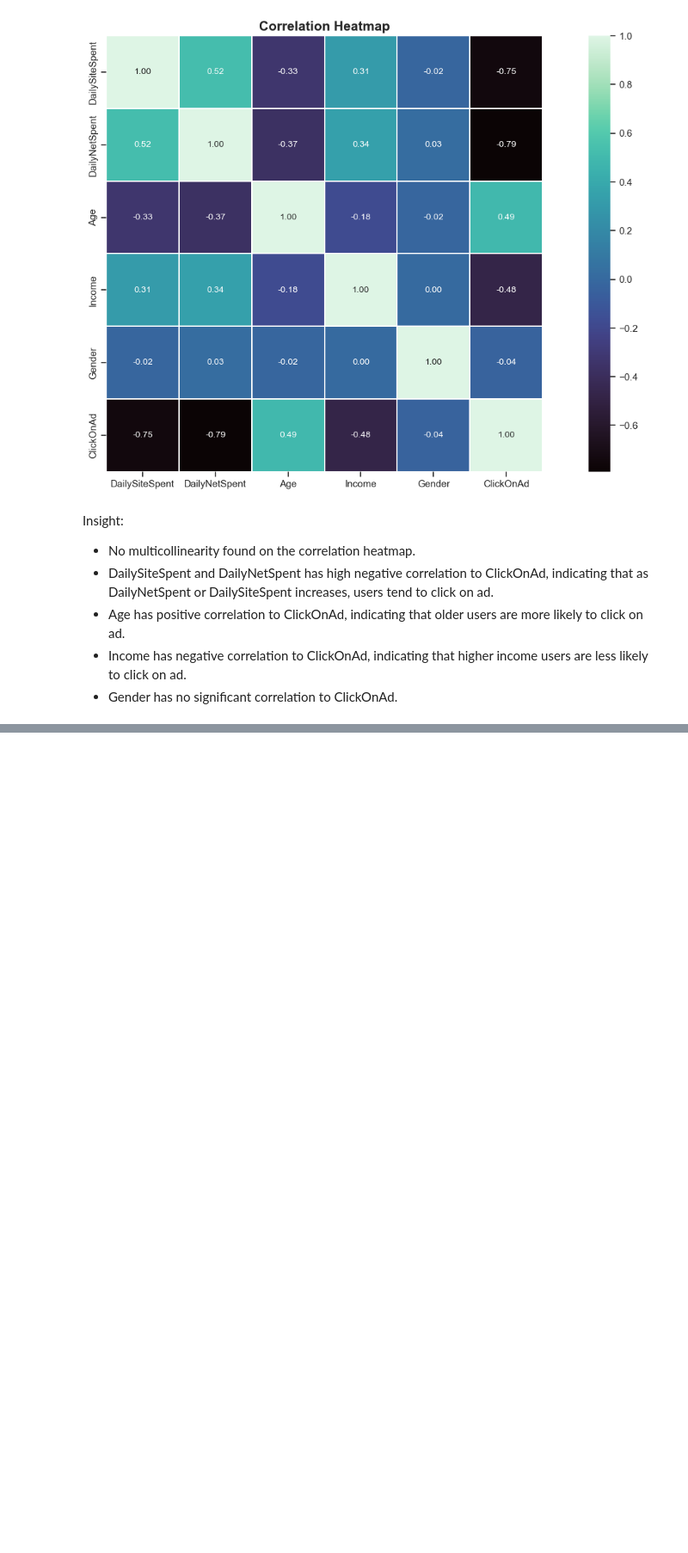
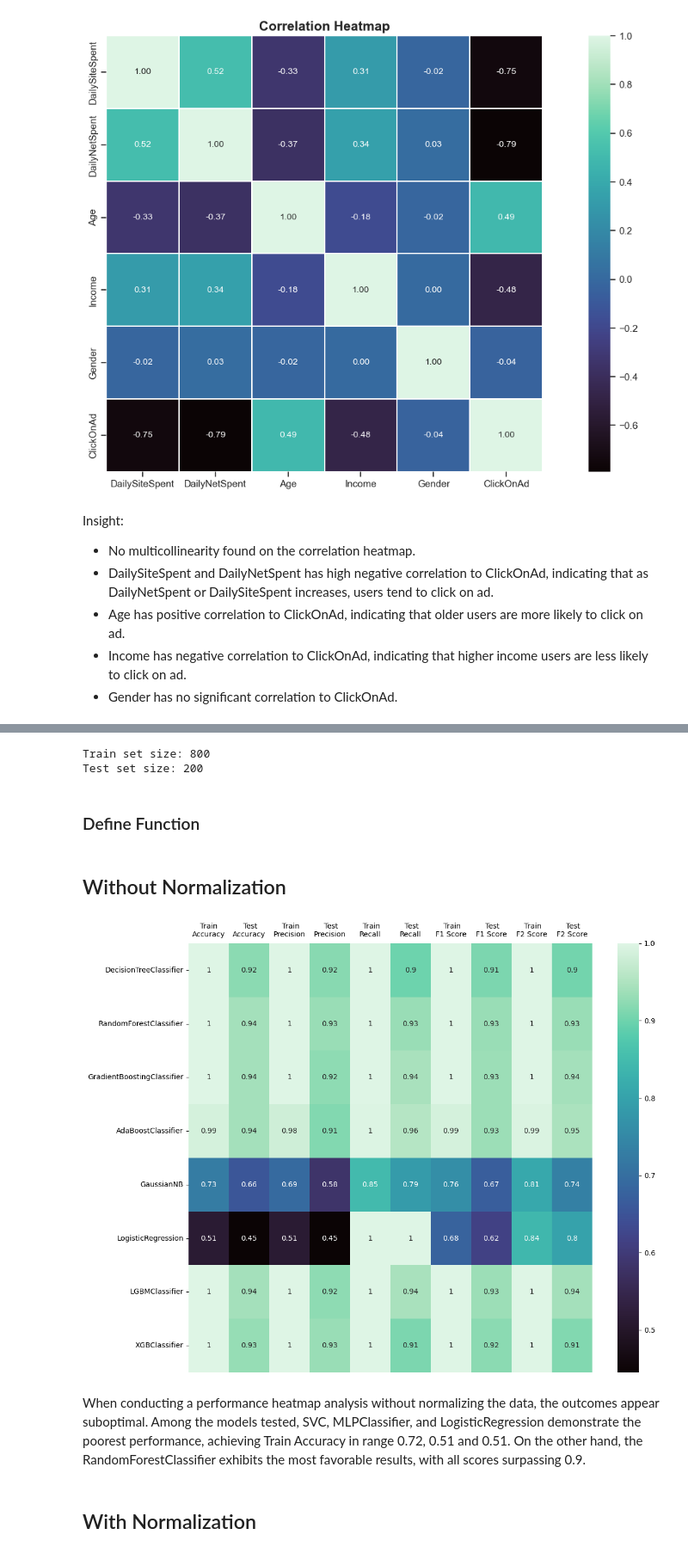
Before and after one commit to lanafuadi/predicting_customer_click_on_ads, a Jupyter notebook: code/code.ipynb, the cells around one changed output, grey strips where cells are left out. Shown at 86% size. Saved outputs shown, nothing was run; the diff lists cells and outputs as text; code cells hidden in the pictures; blank space fills up the shorter version.

```diff
--- a/code/code.ipynb
+++ b/code/code.ipynb
@@ -387,0 +505,7 @@ Insight:
+# %%
+data['Year']  = data['Datetime'].dt.year
+data['Month'] = data['Datetime'].dt.month
+data['Week']  = data['Datetime'].dt.isocalendar().week.astype(int)
+data['Day']   = data['Datetime'].dt.day
+data['Hour']  = data['Datetime'].dt.hour
+data          = data.drop('Datetime', axis=1)
@@ -387,0 +523,4 @@ Insight:
+# %%
+datac = data.copy()
+# %%
+data = datac.copy()
@@ -387,0 +529,13 @@ Insight:
+# %%
+from sklearn.model_selection import train_test_split
+
+X        = data.drop('ClickOnAd', axis=1)
+y        = data['ClickOnAd']
+X_train, X_test, y_train, y_test = train_test_split(X, y, test_size=0.2, random_state=42)
+print("Train set size:", len(X_train))
+print("Test set size:", len(X_test))
+# %% [output]
+Train set size: 800
+Test set size: 200
+# %% [markdown]
+### Define Function
@@ -387,0 +605,2 @@ Insight:
+# %% [markdown]
+## Without Normalization
@@ -387,0 +614,18 @@ Insight:
+# %%
+# Define Classification Algorithms
+models = [DecisionTreeClassifier(),
+          RandomForestClassifier(),
+          GradientBoostingClassifier(),
+          AdaBoostClassifier(),
+          GaussianNB(),
+          LogisticRegression(),
+          LGBMClassifier(),
+          XGBClassifier()]
+# Create model
+create_model(X_train, X_test, y_train, y_test, models)
+# %% [output]
+[figure, added]
+# %% [markdown]
+When conducting a performance heatmap analysis without normalizing the data, the outcomes appear suboptimal. Among the models tested, SVC, MLPClassifier, and LogisticRegression demonstrate the poorest performance, achieving Train Accuracy in range 0.72, 0.51 and 0.51. On the other hand, the RandomForestClassifier exhibits the most favorable results, with all scores surpassing 0.9.
+# %% [markdown]
+## With Normalization
```
Also changed, not shown: parts of 59 cells of this notebook.
